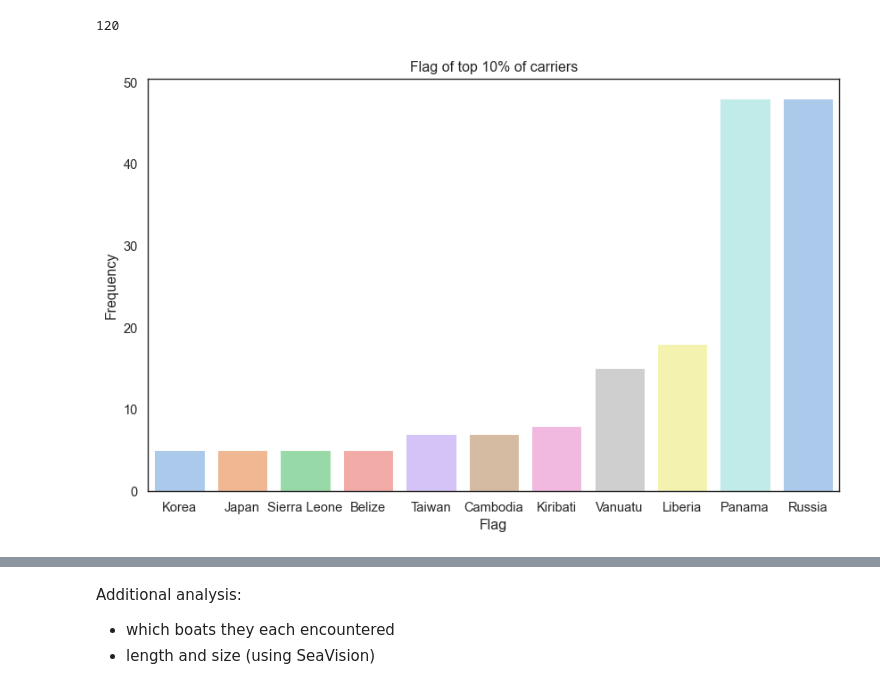
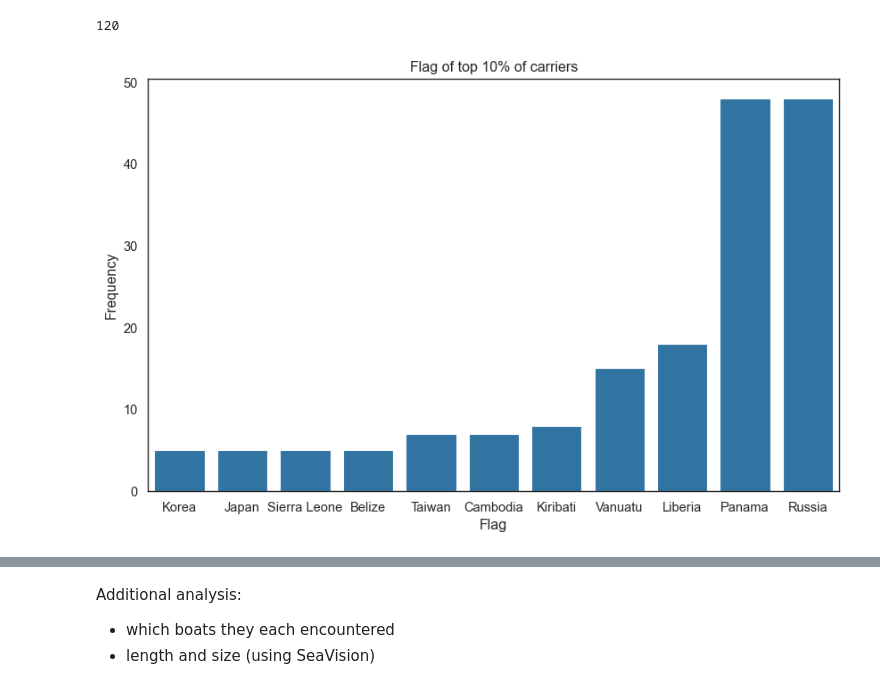
Before and after one commit to sebdodt/90739-iuu-systems-project, a Jupyter notebook: port_evaluation/eda/midterm/2_transshipments/trans.ipynb, the cells around one changed output, grey strips where cells are left out. Cells and saved outputs as stored; diff of their text form; code cells hidden in the pictures.

```diff
--- a/port_evaluation/eda/midterm/2_transshipments/trans.ipynb
+++ b/port_evaluation/eda/midterm/2_transshipments/trans.ipynb
@@ -10,10 +10,11 @@ import pycountry
 # %%
 sns.set_style('white')
 sns.set_context("paper", font_scale = 1.2)
+color = sns.color_palette("tab10", 10)[0]
 # %%
 wd = "/Users/sebastiandodt/OneDrive/Uni/Carnegie Mellon University/Modules/2022 Fall/Systems Project/Coding/90739-iuu-systems-project/"
 # %%
-carriers = pd.read_excel(wd + 'port_evaluation/data/proc/GFW/gfw_data-v2.xlsx', sheet_name='carriers')
+carrier = pd.read_excel(wd + 'port_evaluation/data/proc/GFW/gfw_data-v2.xlsx', sheet_name='carriers')
 loiter = pd.read_csv(wd + 'port_evaluation/data/input/GFW/unified/loitering.csv')
 encounter = pd.read_csv(wd + 'port_evaluation/data/input/GFW/unified/encounter.csv')
 port_visit = pd.read_csv(wd + 'port_evaluation/data/input/GFW/unified/port_visit.csv')
@@ -27,8 +32,8 @@ for country in rename_dict.keys():
 Preprocessing
 # %%
 ## merging loitering with carrier data
-carriers['imo'] = carriers['imo'].replace(0,np.nan)
-carriers = carriers.merge(country_data, left_on='flag', right_on='alpha_3', how='left')
+carrier['imo'] = carrier['imo'].replace(0,np.nan)
+carriers = carrier.merge(country_data, left_on='flag', right_on='alpha_3', how='left')
 loitering = loiter.merge(carriers, left_on='vessel.id', right_on='id', how='left', suffixes=('_loitering', '_carrier')) ## all but 2 vessel.ids match between datasets.
 # %% [markdown]
 Summary statistics
@@ -121,13 +126,13 @@ plot_data3 = plot_data2.groupby('flag_country')['imo'].nunique().reset_index().s
 # %%
 fig, ax = plt.subplots(figsize=(10, 6))
 sns.barplot(data=plot_data3.iloc[21:,:],
     x='flag_country',
     y='imo',
     ax = ax,
-    palette="pastel")
+    color=color)
 plt.title('Flag of top 10% of carriers')
 plt.ylabel('Frequency')
 plt.xlabel('Flag')
 plt.show()
 # %% [output]
-[figure, old version]
+[figure, new version]
```
Also changed, not shown: parts of 24 cells of this notebook, 5 other files.
